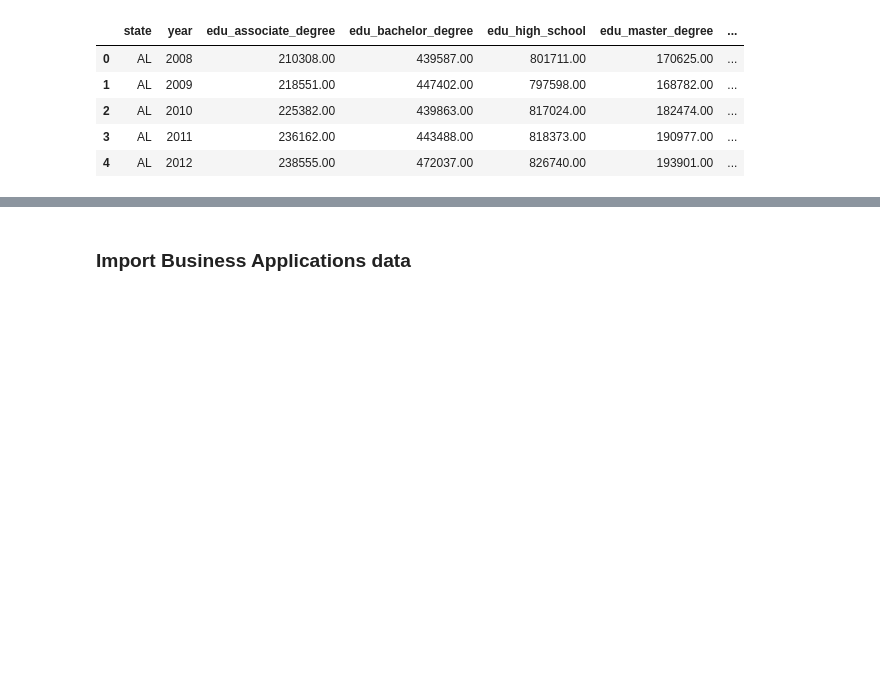
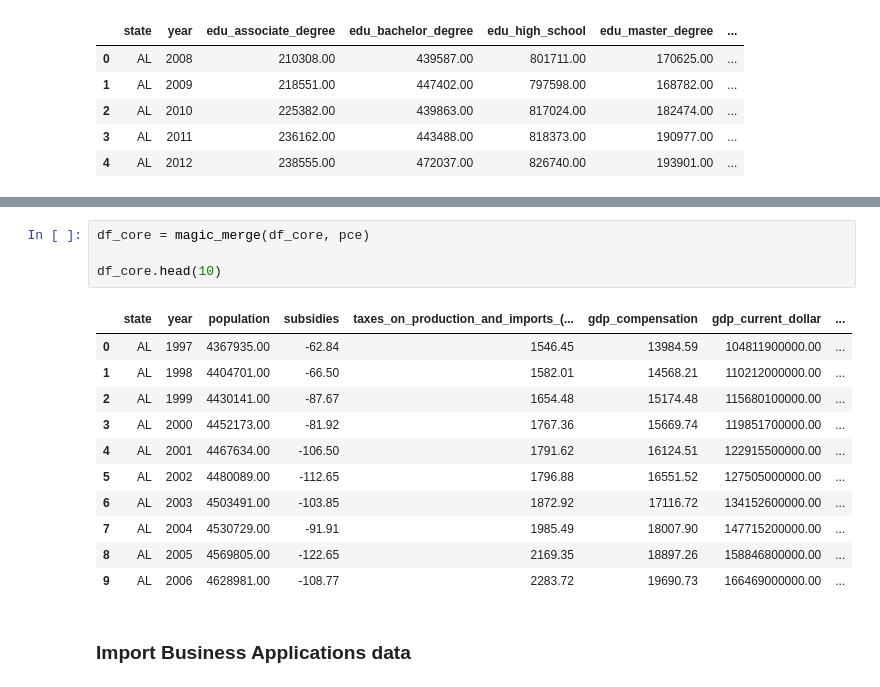
Before and after one commit to adfrisealach/320_final_project, a Jupyter notebook: Integration_workspace.ipynb, the cells around one changed output, grey strips where cells are left out. Saved outputs shown, nothing was run; the diff lists cells and outputs as text; blank space fills up the shorter version.

Commit message:
updated integration to correctly include PCE merge

```diff
--- a/Integration_workspace.ipynb
+++ b/Integration_workspace.ipynb
@@ -480,3 +480,19 @@ pce.sample(10)
+# %%
+df_core = magic_merge(df_core, pce)
+
+df_core.head(10)
+# %% [output]
+|  | state | year | population | subsidies | taxes_on_production_and_imports_(... | gdp_compensation | gdp_current_dollar | ... |
+| 0 | AL | 1997 | 4367935.00 | -62.84 | 1546.45 | 13984.59 | 104811900000.00 | ... |
+| 1 | AL | 1998 | 4404701.00 | -66.50 | 1582.01 | 14568.21 | 110212000000.00 | ... |
+| 2 | AL | 1999 | 4430141.00 | -87.67 | 1654.48 | 15174.48 | 115680100000.00 | ... |
+| 3 | AL | 2000 | 4452173.00 | -81.92 | 1767.36 | 15669.74 | 119851700000.00 | ... |
+| 4 | AL | 2001 | 4467634.00 | -106.50 | 1791.62 | 16124.51 | 122915500000.00 | ... |
+| 5 | AL | 2002 | 4480089.00 | -112.65 | 1796.88 | 16551.52 | 127505000000.00 | ... |
+| 6 | AL | 2003 | 4503491.00 | -103.85 | 1872.92 | 17116.72 | 134152600000.00 | ... |
+| 7 | AL | 2004 | 4530729.00 | -91.91 | 1985.49 | 18007.90 | 147715200000.00 | ... |
+| 8 | AL | 2005 | 4569805.00 | -122.65 | 2169.35 | 18897.26 | 158846800000.00 | ... |
+| 9 | AL | 2006 | 4628981.00 | -108.77 | 2283.72 | 19690.73 | 166469000000.00 | ... |
 # %% [markdown]
 ### Import Business Applications data
 # %%
```
Also changed, not shown: parts of 16 cells of this notebook.
